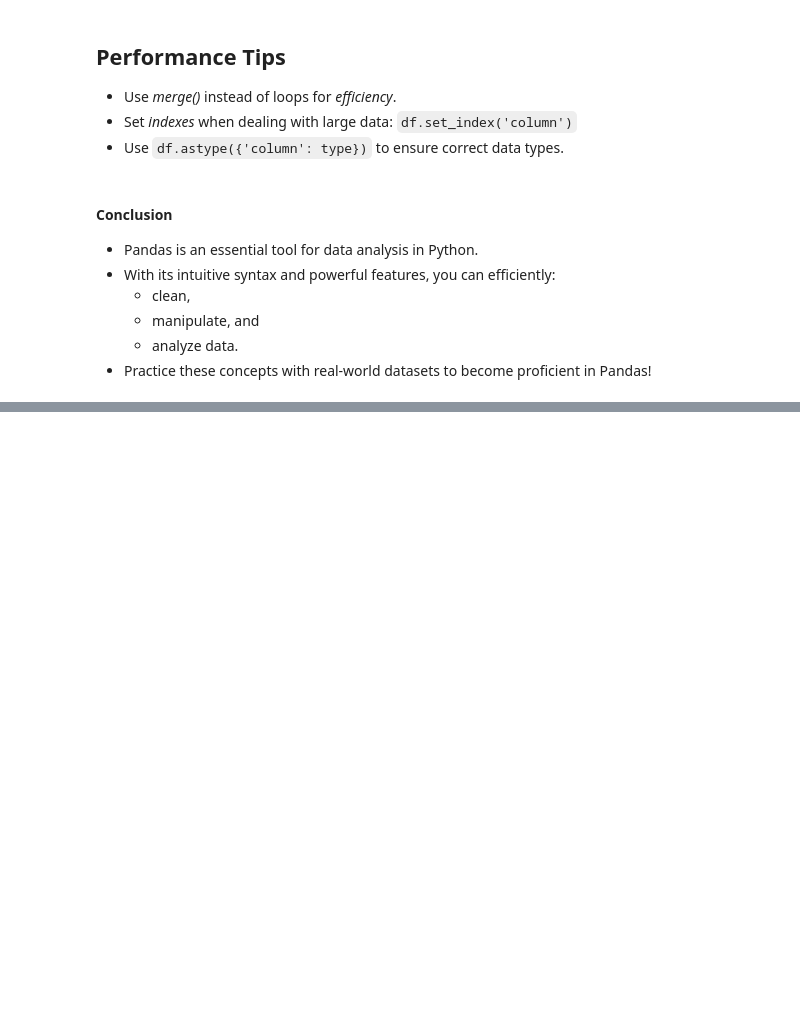
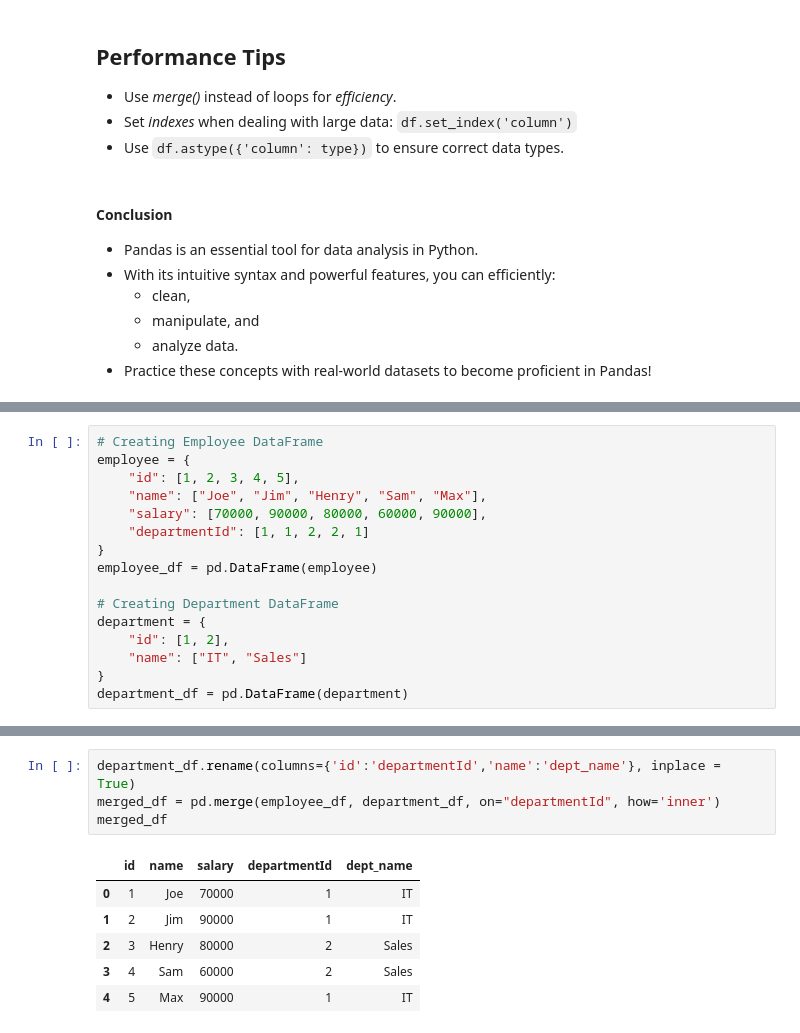
Before and after one commit to ake369/python_tutorial, a Jupyter notebook: notebooks/pandas.ipynb, the cells around one changed output, grey strips where cells are left out. Saved outputs shown, nothing was run; the diff lists cells and outputs as text; blank space fills up the shorter version.

```diff
--- a/notebooks/pandas.ipynb
+++ b/notebooks/pandas.ipynb
@@ -1344,0 +1414,16 @@ Key Takeaways
+# %%
+# Creating Employee DataFrame
+employee = {
+    "id": [1, 2, 3, 4, 5],
+    "name": ["Joe", "Jim", "Henry", "Sam", "Max"],
+    "salary": [70000, 90000, 80000, 60000, 90000],
+    "departmentId": [1, 1, 2, 2, 1]
+}
+employee_df = pd.DataFrame(employee)
+
+# Creating Department DataFrame
+department = {
+    "id": [1, 2],
+    "name": ["IT", "Sales"]
+}
+department_df = pd.DataFrame(department)
@@ -1344,0 +1447,11 @@ Key Takeaways
+# %%
+department_df.rename(columns={'id':'departmentId','name':'dept_name'}, inplace = True)
+merged_df = pd.merge(employee_df, department_df, on="departmentId", how='inner')
+merged_df
+# %% [output]
+|  | id | name | salary | departmentId | dept_name |
+| 0 | 1 | Joe | 70000 | 1 | IT |
+| 1 | 2 | Jim | 90000 | 1 | IT |
+| 2 | 3 | Henry | 80000 | 2 | Sales |
+| 3 | 4 | Sam | 60000 | 2 | Sales |
+| 4 | 5 | Max | 90000 | 1 | IT |
```
Also changed, not shown: parts of 25 cells of this notebook.
